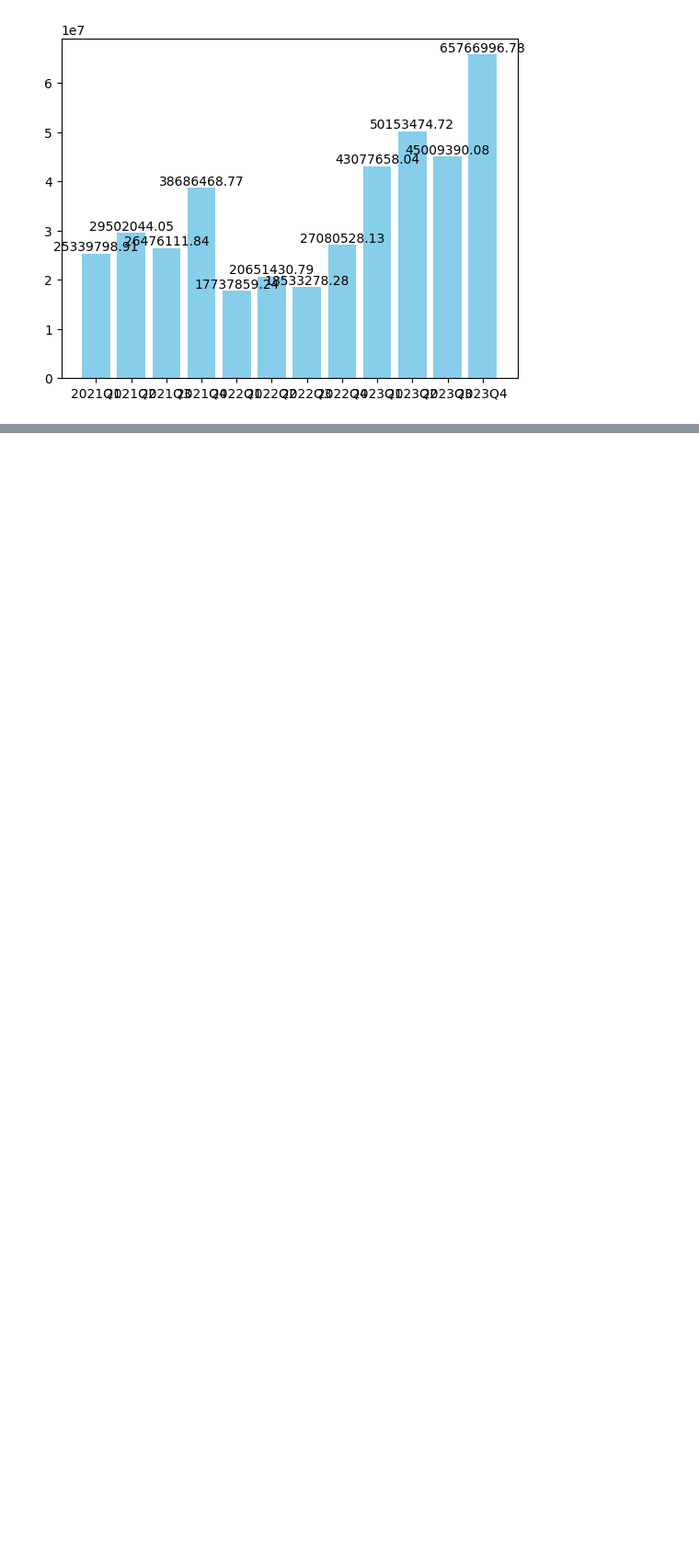
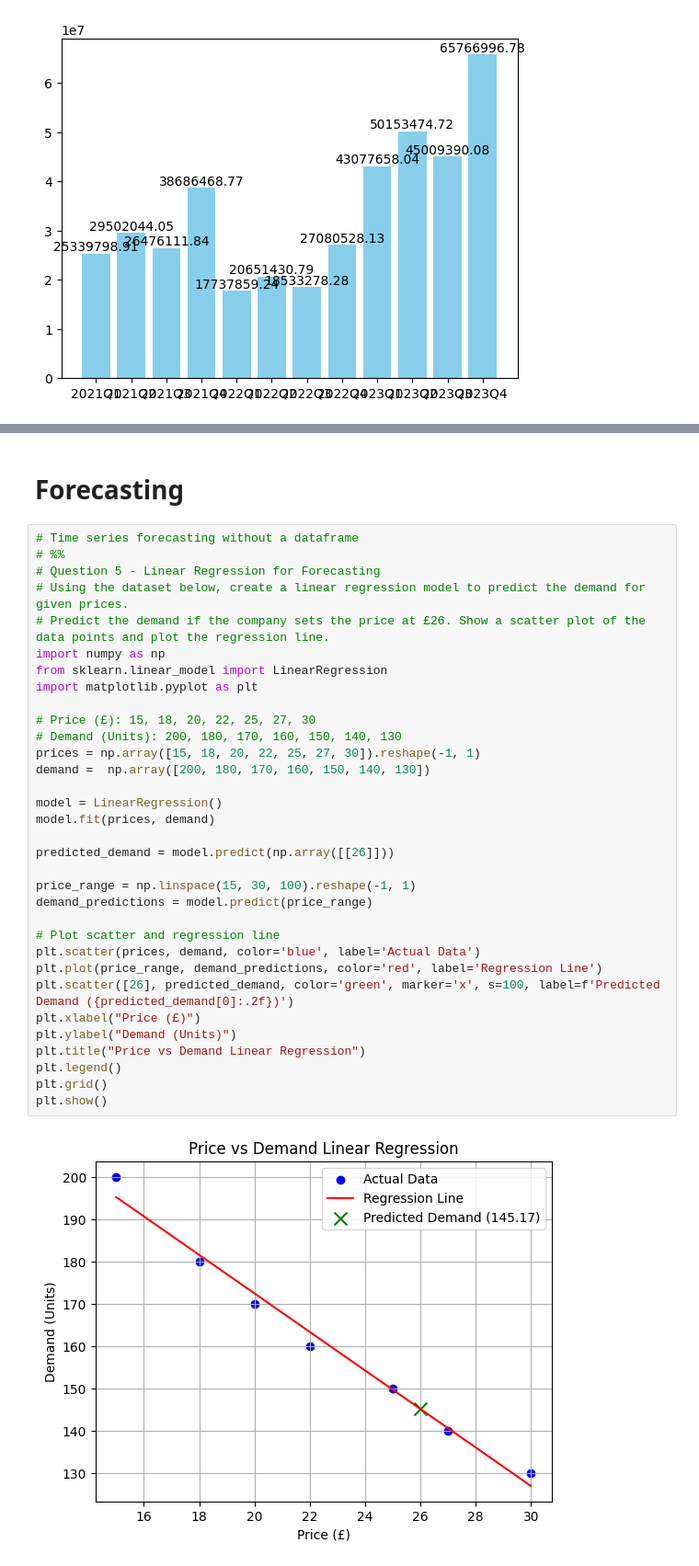
Before and after one commit to UniversityExeterBusinessSchool/mock-test-2-theycallmejeano, a Jupyter notebook: Revision Notebook.ipynb, the cells around one changed output, grey strips where cells are left out. Shown at 92% size. Drawn from its saved outputs; the diff is of its cells as text; blank space fills up the shorter version.

Commit message:
regression

```diff
--- a/Revision Notebook.ipynb
+++ b/Revision Notebook.ipynb
@@ -330,0 +344,37 @@ plt.show()
+# %% [markdown]
+# Forecasting
+# %%
+# Time series forecasting without a dataframe
+# %%
+# Question 5 - Linear Regression for Forecasting
+# Using the dataset below, create a linear regression model to predict the demand for given prices.
+# Predict the demand if the company sets the price at £26. Show a scatter plot of the data points and plot the regression line.
+import numpy as np
+from sklearn.linear_model import LinearRegression
+import matplotlib.pyplot as plt
+
+# Price (£): 15, 18, 20, 22, 25, 27, 30
+# Demand (Units): 200, 180, 170, 160, 150, 140, 130
+prices = np.array([15, 18, 20, 22, 25, 27, 30]).reshape(-1, 1)
+demand =  np.array([200, 180, 170, 160, 150, 140, 130])
+
+model = LinearRegression()
+model.fit(prices, demand)
+
+predicted_demand = model.predict(np.array([[26]]))
+
+price_range = np.linspace(15, 30, 100).reshape(-1, 1)
+demand_predictions = model.predict(price_range)
+
+# Plot scatter and regression line
+plt.scatter(prices, demand, color='blue', label='Actual Data')
+plt.plot(price_range, demand_predictions, color='red', label='Regression Line')
+plt.scatter([26], predicted_demand, color='green', marker='x', s=100, label=f'Predicted Demand ({predicted_demand[0]:.2f})')
+plt.xlabel("Price (£)")
+plt.ylabel("Demand (Units)")
+plt.title("Price vs Demand Linear Regression")
+plt.legend()
+plt.grid()
+plt.show()
+# %% [output]
+[figure, added]
```
Also changed, not shown: parts of 17 cells of this notebook.
